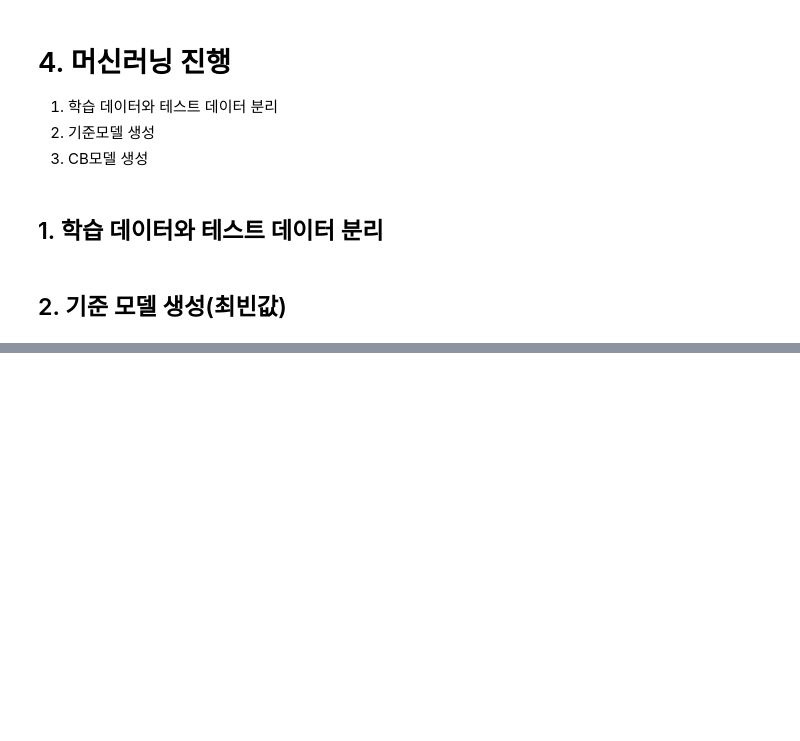
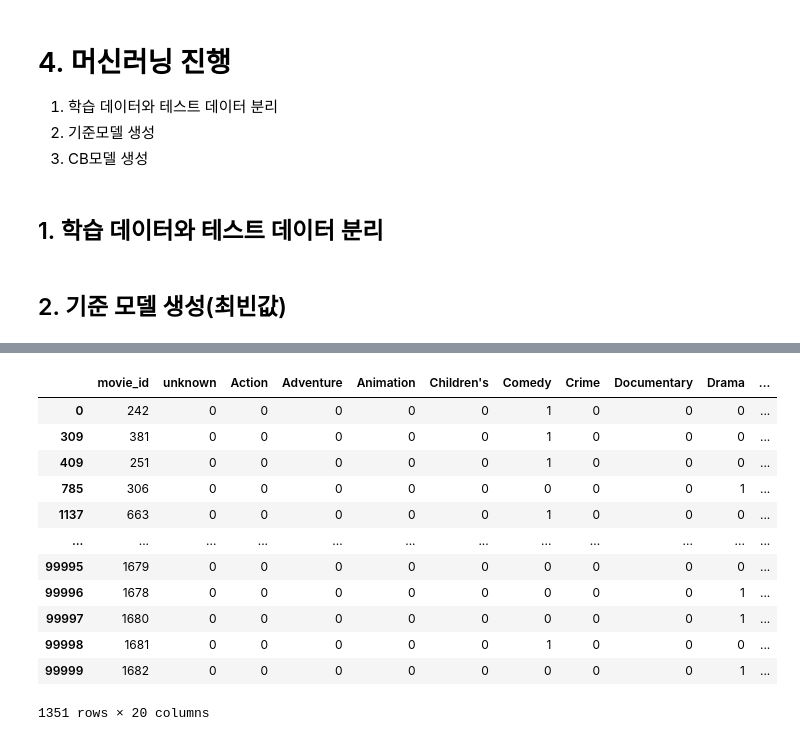
Before and after one commit to donghwi2022/ds-sa-cp02, a Jupyter notebook: ds_sa_cp2_신동휘.ipynb, the cells around one changed output, grey strips where cells are left out. Saved outputs shown, nothing was run; the diff lists cells and outputs as text; code cells hidden in the pictures; blank space fills up the shorter version.

```diff
--- a/ds_sa_cp2_신동휘.ipynb
+++ b/ds_sa_cp2_신동휘.ipynb
@@ -213,0 +229,20 @@ CB의 단점
+# %%
+# 유저 id별로 훈련, 검증, 테스트 데이터를 분리하는 함수
+def split_data(df, user_id) :
+    df_sample = df[df['user_id'] == user_id]
+    target = 'rating'
+    features = df_sample.drop(columns=['user_id', 'rating', 'timestamp', 'age', 'gender','occupation', 'movie_title']).columns
+
+    # 테스트 데이터 분리
+    train_set, test_set = train_test_split(df_sample, test_size=0.2, shuffle=True, random_state=3)
+    X_test = test_set[features]
+    y_test = test_set[target]
+
+    # 훈련, 검증 데이터 분리
+    train_set, valid_set = train_test_split(train_set, test_size=0.2, random_state=3)
+    X_val = valid_set[features]
+    y_val = valid_set[target]
+    X_train = train_set[features]
+    y_train = train_set[target]
+
+    return X_test, y_test, X_val, y_val, X_train, y_train
@@ -213,0 +259,3 @@ CB의 단점
+# %%
+# 모델 테스트를 위한 샘플 데이터 생성
+X_test, y_test, X_val, y_val, X_train, y_train = split_data(df, 276)
@@ -213,0 +291,5 @@ CB의 단점
+# %%
+# 영화별 정보가 담긴 데이터프레임 생성
+movie_df = df.drop_duplicates(['movie_id'])
+movie_inform_df = movie_df.drop(columns=['user_id', 'rating', 'timestamp', 'age', 'gender', 'occupation'])
+movie_inform_df
@@ -213,0 +310,19 @@ CB의 단점
+# %%
+moive_list_trained = X_train['movie_id'].to_list() # 학습에 사용한 영화 리스트
+moive_list_not_trained = movie_inform_df[~movie_inform_df['movie_id'].isin(moive_list_trained)] # 학습에 사용하지 않은 영화 리스트
+movie_features = moive_list_not_trained.drop(columns=['movie_title']) # 학습에 사용할 특성 추출
+movie_features
+# %% [output]
+|  | movie_id | unknown | Action | Adventure | Animation | Children's | Comedy | Crime | Documentary | Drama | ... |
+| 0 | 242 | 0 | 0 | 0 | 0 | 0 | 1 | 0 | 0 | 0 | ... |
+| 309 | 381 | 0 | 0 | 0 | 0 | 0 | 1 | 0 | 0 | 0 | ... |
+| 409 | 251 | 0 | 0 | 0 | 0 | 0 | 1 | 0 | 0 | 0 | ... |
+| 785 | 306 | 0 | 0 | 0 | 0 | 0 | 0 | 0 | 0 | 1 | ... |
+| 1137 | 663 | 0 | 0 | 0 | 0 | 0 | 1 | 0 | 0 | 0 | ... |
+| ... | ... | ... | ... | ... | ... | ... | ... | ... | ... | ... | ... |
+| 99995 | 1679 | 0 | 0 | 0 | 0 | 0 | 0 | 0 | 0 | 0 | ... |
+| 99996 | 1678 | 0 | 0 | 0 | 0 | 0 | 0 | 0 | 0 | 1 | ... |
+| 99997 | 1680 | 0 | 0 | 0 | 0 | 0 | 0 | 0 | 0 | 1 | ... |
+| 99998 | 1681 | 0 | 0 | 0 | 0 | 0 | 1 | 0 | 0 | 0 | ... |
+| 99999 | 1682 | 0 | 0 | 0 | 0 | 0 | 0 | 0 | 0 | 1 | ... |
+1351 rows × 20 columns
```
Also changed, not shown: parts of 20 cells of this notebook.
